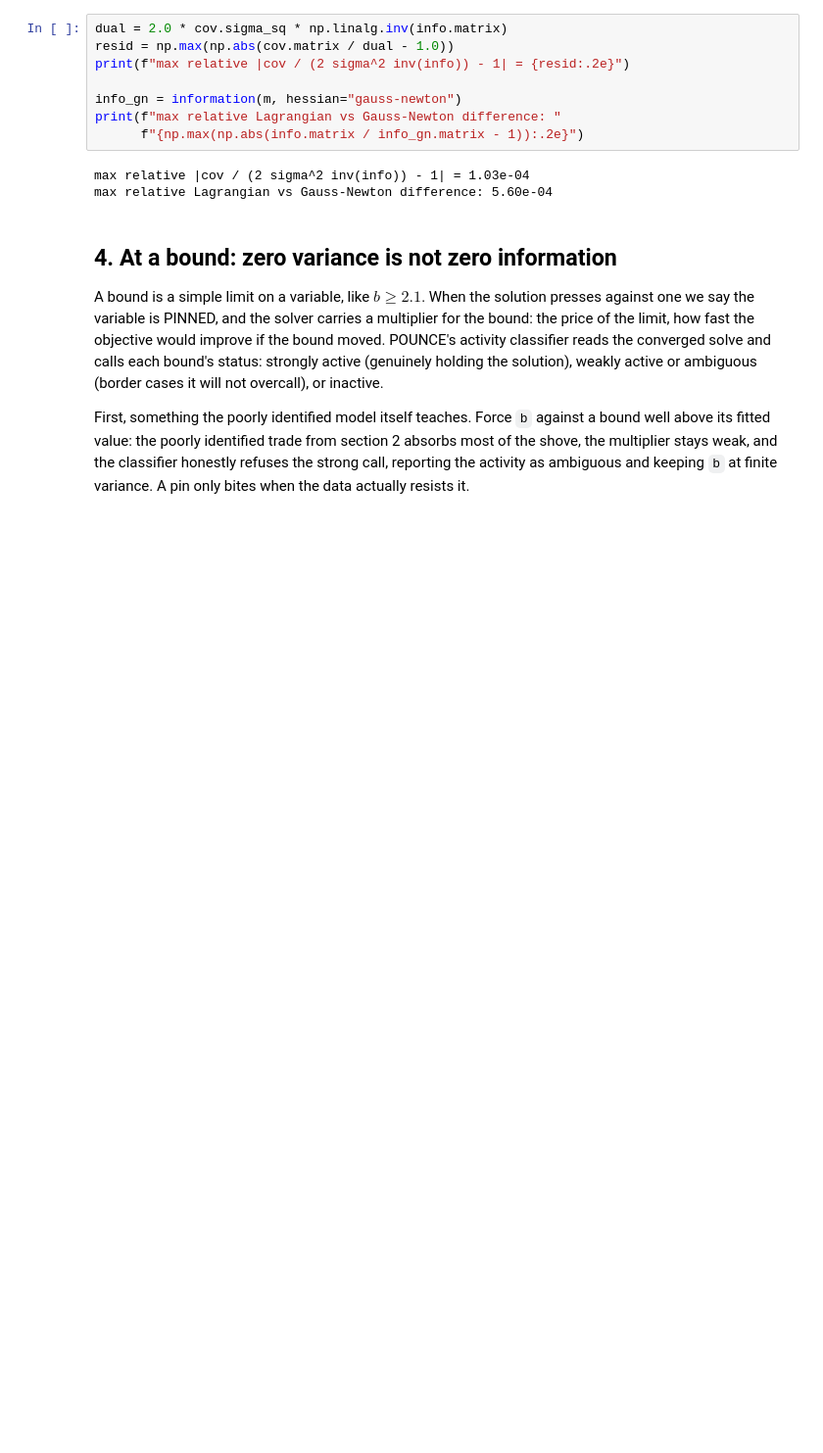
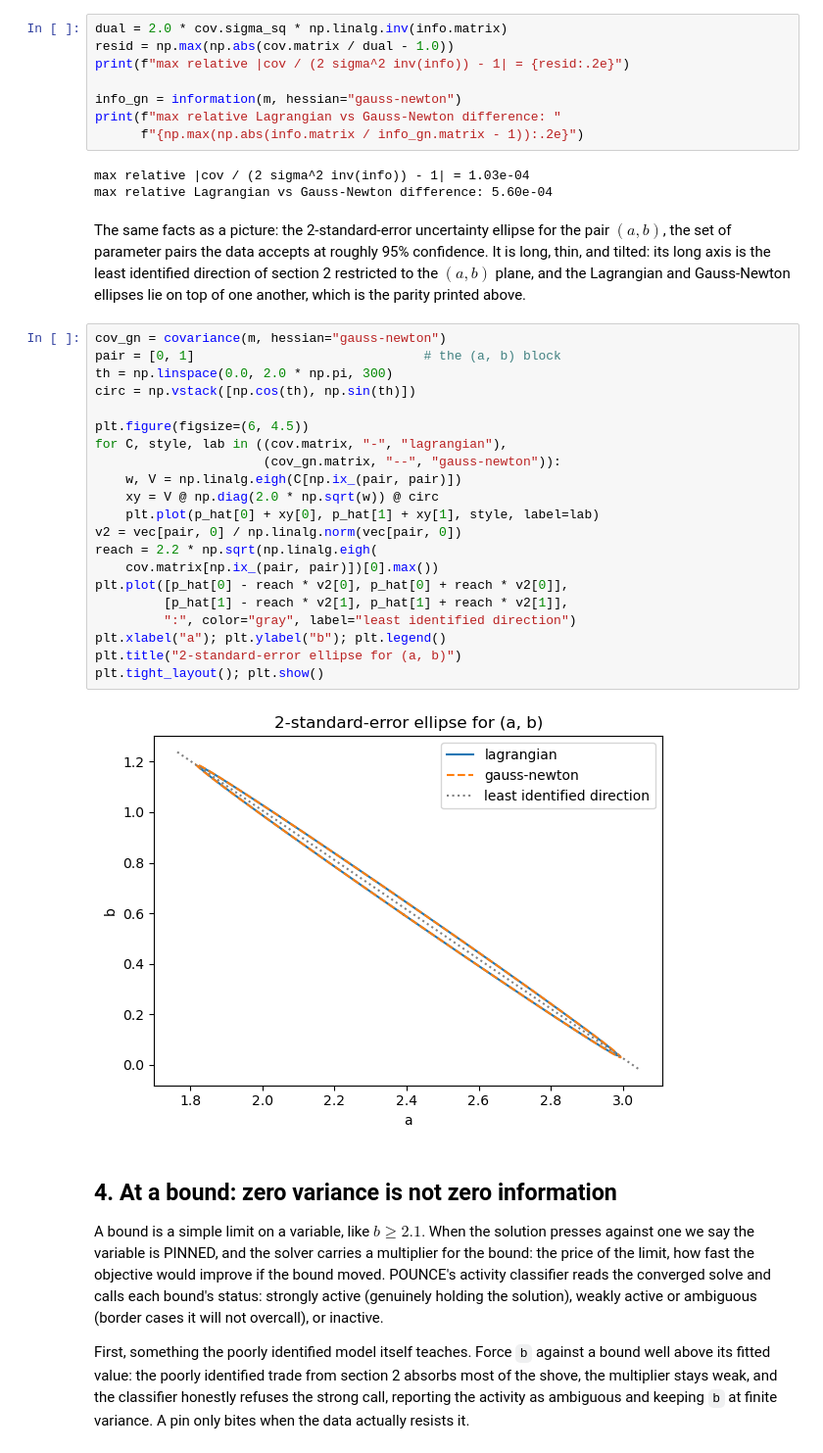
Before and after one commit to GermanHeim/pounce, a Jupyter notebook: python/notebooks/31_information_identifiability.ipynb, the cells around one changed output. Shown at 98% size. Saved outputs shown, nothing was run; the diff lists cells and outputs as text; blank space fills up the shorter version.

```diff
--- a/python/notebooks/31_information_identifiability.ipynb
+++ b/python/notebooks/31_information_identifiability.ipynb
@@ -263,6 +263,36 @@ print(f"max relative Lagrangian vs Gauss-Newton difference: "
 # %% [output]
 max relative |cov / (2 sigma^2 inv(info)) - 1| = 1.03e-04
 max relative Lagrangian vs Gauss-Newton difference: 5.60e-04
+# %% [markdown]
+The same facts as a picture: the 2-standard-error uncertainty
+ellipse for the pair $(a, b)$, the set of parameter pairs the data
+accepts at roughly 95% confidence. It is long, thin, and tilted: its
+long axis is the least identified direction of section 2 restricted
+to the $(a, b)$ plane, and the Lagrangian and Gauss-Newton ellipses
+lie on top of one another, which is the parity printed above.
+# %%
+cov_gn = covariance(m, hessian="gauss-newton")
+pair = [0, 1]                              # the (a, b) block
+th = np.linspace(0.0, 2.0 * np.pi, 300)
+circ = np.vstack([np.cos(th), np.sin(th)])
+
+plt.figure(figsize=(6, 4.5))
+for C, style, lab in ((cov.matrix, "-", "lagrangian"),
+                      (cov_gn.matrix, "--", "gauss-newton")):
+    w, V = np.linalg.eigh(C[np.ix_(pair, pair)])
+    xy = V @ np.diag(2.0 * np.sqrt(w)) @ circ
+    plt.plot(p_hat[0] + xy[0], p_hat[1] + xy[1], style, label=lab)
+v2 = vec[pair, 0] / np.linalg.norm(vec[pair, 0])
+reach = 2.2 * np.sqrt(np.linalg.eigh(
+    cov.matrix[np.ix_(pair, pair)])[0].max())
+plt.plot([p_hat[0] - reach * v2[0], p_hat[0] + reach * v2[0]],
+         [p_hat[1] - reach * v2[1], p_hat[1] + reach * v2[1]],
+         ":", color="gray", label="least identified direction")
+plt.xlabel("a"); plt.ylabel("b"); plt.legend()
+plt.title("2-standard-error ellipse for (a, b)")
+plt.tight_layout(); plt.show()
+# %% [output]
+[figure, added]
 # %% [markdown]
 ## 4. At a bound: zero variance is not zero information
 
```
Also changed, not shown: parts of 2 cells of this notebook.
